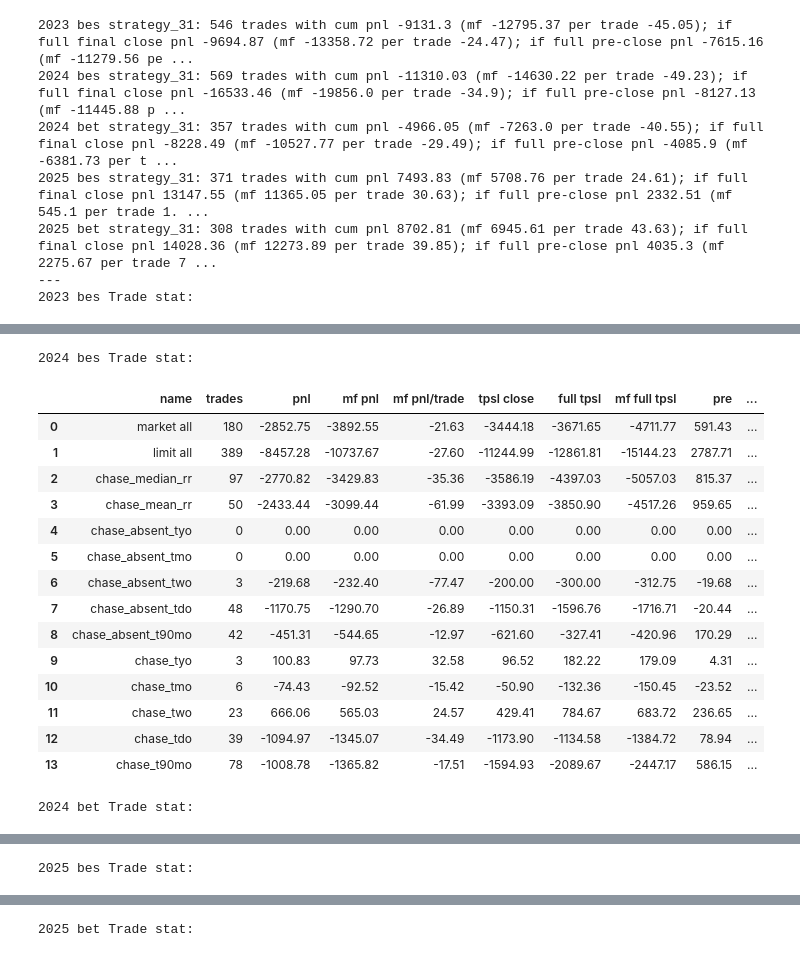
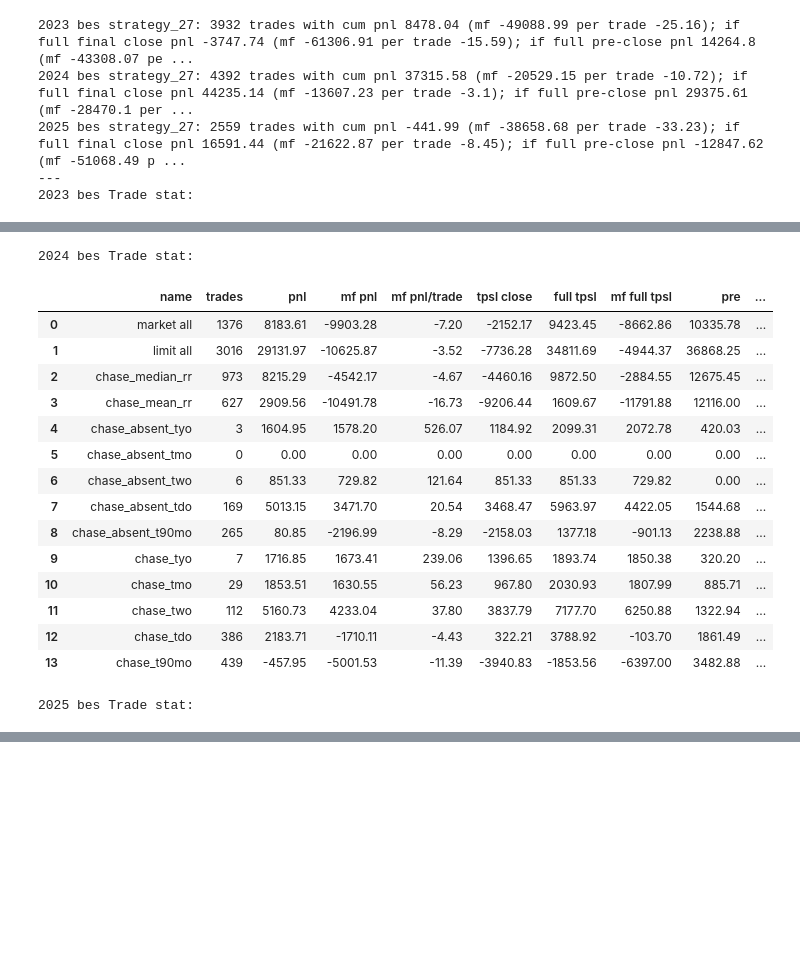
Before and after one commit to vlamitin/backtester, a Jupyter notebook: strategies_analyzer.ipynb, the cells around one changed output, grey strips where cells are left out. Drawn from its saved outputs; the diff is of its cells as text; code cells hidden in the pictures; blank space fills up the shorter version.

```diff
--- a/strategies_analyzer.ipynb
+++ b/strategies_analyzer.ipynb
@@ -2,61 +2,61 @@
 from IPython.display import display
 
 from scripts.run_smt_strategies_analyzer import snap_dfs, basic_stats, merge_year_dfs, \
-    group_display, pnls, snapshot_file
+    group_display, pnls, snapshot_file, to_tw_arrs
 
 symbols_bes = ['BTCUSDT', 'ETHUSDT', 'SOLUSDT']
 symbols_bet = ['BTCUSDT', 'ETHUSDT', 'TOTAL3']
-snap_2023_bes = snapshot_file('31', 2023, symbols_bes)
-snap_2024_bes = snapshot_file('31', 2024, symbols_bes)
-snap_2024_bet = snapshot_file('31', 2024, symbols_bet)
-snap_2025_bes = snapshot_file('31', 2025, symbols_bes)
-snap_2025_bet = snapshot_file('31', 2025, symbols_bet)
+snap_2023_bes = snapshot_file('27', 2023, symbols_bes)
+snap_2024_bes = snapshot_file('27', 2024, symbols_bes)
+# snap_2024_bet = snapshot_file('27', 2024, symbols_bet)
+snap_2025_bes = snapshot_file('27', 2025, symbols_bes)
+# snap_2025_bet = snapshot_file('27', 2025, symbols_bet)
 
 f_name_2023_bes, trade_dfs_2023_bes, lo_dfs_2023_bes = snap_dfs(snap_2023_bes, symbols_bes)
 f_name_2024_bes, trade_dfs_2024_bes, lo_dfs_2024_bes = snap_dfs(snap_2024_bes, symbols_bes)
-f_name_2024_bet, trade_dfs_2024_bet, lo_dfs_2024_bet = snap_dfs(snap_2024_bet, symbols_bet)
+# f_name_2024_bet, trade_dfs_2024_bet, lo_dfs_2024_bet = snap_dfs(snap_2024_bet, symbols_bet)
 f_name_2025_bes, trade_dfs_2025_bes, lo_dfs_2025_bes = snap_dfs(snap_2025_bes, symbols_bes)
-f_name_2025_bet, trade_dfs_2025_bet, lo_dfs_2025_bet = snap_dfs(snap_2025_bet, symbols_bet)
+# f_name_2025_bet, trade_dfs_2025_bet, lo_dfs_2025_bet = snap_dfs(snap_2025_bet, symbols_bet)
 
 trade_stat_2023_bes, lo_stat_2023_bes = basic_stats(trade_dfs_2023_bes, lo_dfs_2023_bes)
 trade_stat_2024_bes, lo_stat_2024_bes = basic_stats(trade_dfs_2024_bes, lo_dfs_2024_bes)
-trade_stat_2024_bet, lo_stat_2024_bet = basic_stats(trade_dfs_2024_bet, lo_dfs_2024_bet)
+# trade_stat_2024_bet, lo_stat_2024_bet = basic_stats(trade_dfs_2024_bet, lo_dfs_2024_bet)
 trade_stat_2025_bes, lo_stat_2025_bes = basic_stats(trade_dfs_2025_bes, lo_dfs_2025_bes)
-trade_stat_2025_bet, lo_stat_2025_bet = basic_stats(trade_dfs_2025_bet, lo_dfs_2025_bet)
+# trade_stat_2025_bet, lo_stat_2025_bet = basic_stats(trade_dfs_2025_bet, lo_dfs_2025_bet)
 
 trade_dfs_bes = merge_year_dfs([trade_dfs_2023_bes, trade_dfs_2024_bes, trade_dfs_2025_bes], "", [])
-trade_dfs_bet = merge_year_dfs([trade_dfs_2024_bet, trade_dfs_2025_bet], "", [])
+# trade_dfs_bet = merge_year_dfs([trade_dfs_2024_bet, trade_dfs_2025_bet], "", [])
+
 
 def to_stat_str(f_name: str, year_pnls):
     return f"{f_name[23:34]}: {year_pnls['trades']} trades with cum pnl {year_pnls['pnl']} (mf {year_pnls['mf pnl']} per trade {year_pnls['mf pnl/trade']}); if full final close pnl {year_pnls['full tpsl']} (mf {year_pnls['mf full tpsl']} per trade {round(year_pnls['mf full tpsl'] / year_pnls['trades'], 2)}); if full pre-close pnl {year_pnls['if full pre']} (mf {year_pnls['mf full pre']} per trade {round(year_pnls['mf full pre'] / year_pnls['trades'], 2)})"
 
+
 print(f"2023 bes {to_stat_str(f_name_2023_bes, pnls(trade_stat_2023_bes))}")
 print(f"2024 bes {to_stat_str(f_name_2024_bes, pnls(trade_stat_2024_bes))}")
-print(f"2024 bet {to_stat_str(f_name_2024_bet, pnls(trade_stat_2024_bet))}")
+# print(f"2024 bet {to_stat_str(f_name_2024_bet, pnls(trade_stat_2024_bet))}")
 print(f"2025 bes {to_stat_str(f_name_2025_bes, pnls(trade_stat_2025_bes))}")
-print(f"2025 bet {to_stat_str(f_name_2025_bet, pnls(trade_stat_2025_bet))}")
+# print(f"2025 bet {to_stat_str(f_name_2025_bet, pnls(trade_stat_2025_bet))}")
 print(f"---")
 print(f"2023 bes Trade stat:")
 display(trade_stat_2023_bes)
 print(f"2024 bes Trade stat:")
 display(trade_stat_2024_bes)
-print(f"2024 bet Trade stat:")
-display(trade_stat_2024_bet)
+# print(f"2024 bet Trade stat:")
+# display(trade_stat_2024_bet)
 print(f"2025 bes Trade stat:")
 display(trade_stat_2025_bes)
-print(f"2025 bet Trade stat:")
-display(trade_stat_2025_bet)
+# print(f"2025 bet Trade stat:")
+# display(trade_stat_2025_bet)
 
 # print(f"2024 Limit orders stat:")
 # display(lo_stat_2024)
 # print(f"2025 Limit orders stat:")
 # display(lo_stat_2025)
 # %% [output]
-2023 bes strategy_31: 546 trades with cum pnl -9131.3 (mf -12795.37 per trade -45.05); if full final close pnl -9694.87 (mf -13358.72 per trade -24.47); if full pre-close pnl -7615.16 (mf -11279.56 pe ...
-2024 bes strategy_31: 569 trades with cum pnl -11310.03 (mf -14630.22 per trade -49.23); if full final close pnl -16533.46 (mf -19856.0 per trade -34.9); if full pre-close pnl -8127.13 (mf -11445.88 p ...
-2024 bet strategy_31: 357 trades with cum pnl -4966.05 (mf -7263.0 per trade -40.55); if full final close pnl -8228.49 (mf -10527.77 per trade -29.49); if full pre-close pnl -4085.9 (mf -6381.73 per t ...
-2025 bes strategy_31: 371 trades with cum pnl 7493.83 (mf 5708.76 per trade 24.61); if full final close pnl 13147.55 (mf 11365.05 per trade 30.63); if full pre-close pnl 2332.51 (mf 545.1 per trade 1. ...
-2025 bet strategy_31: 308 trades with cum pnl 8702.81 (mf 6945.61 per trade 43.63); if full final close pnl 14028.36 (mf 12273.89 per trade 39.85); if full pre-close pnl 4035.3 (mf 2275.67 per trade 7 ...
+2023 bes strategy_27: 3932 trades with cum pnl 8478.04 (mf -49088.99 per trade -25.16); if full final close pnl -3747.74 (mf -61306.91 per trade -15.59); if full pre-close pnl 14264.8 (mf -43308.07 pe ...
+2024 bes strategy_27: 4392 trades with cum pnl 37315.58 (mf -20529.15 per trade -10.72); if full final close pnl 44235.14 (mf -13607.23 per trade -3.1); if full pre-close pnl 29375.61 (mf -28470.1 per ...
+2025 bes strategy_27: 2559 trades with cum pnl -441.99 (mf -38658.68 per trade -33.23); if full final close pnl 16591.44 (mf -21622.87 per trade -8.45); if full pre-close pnl -12847.62 (mf -51068.49 p ...
 ---
 2023 bes Trade stat:
 |  | name | trades | pnl | mf pnl | mf pnl/trade | tpsl close | full tpsl | mf full tpsl | pre | ... |
@@ -77,18 +77,18 @@ display(trade_stat_2025_bet)
 2024 bes Trade stat:
 |  | name | trades | pnl | mf pnl | mf pnl/trade | tpsl close | full tpsl | mf full tpsl | pre | ... |
-| 0 | market all | 180 | -2852.75 | -3892.55 | -21.63 | -3444.18 | -3671.65 | -4711.77 | 591.43 | ... |
-| 1 | limit all | 389 | -8457.28 | -10737.67 | -27.60 | -11244.99 | -12861.81 | -15144.23 | 2787.71 | ... |
-| 2 | chase_median_rr | 97 | -2770.82 | -3429.83 | -35.36 | -3586.19 | -4397.03 | -5057.03 | 815.37 | ... |
-| 3 | chase_mean_rr | 50 | -2433.44 | -3099.44 | -61.99 | -3393.09 | -3850.90 | -4517.26 | 959.65 | ... |
-| 4 | chase_absent_tyo | 0 | 0.00 | 0.00 | 0.00 | 0.00 | 0.00 | 0.00 | 0.00 | ... |
+| 0 | market all | 1376 | 8183.61 | -9903.28 | -7.20 | -2152.17 | 9423.45 | -8662.86 | 10335.78 | ... |
+| 1 | limit all | 3016 | 29131.97 | -10625.87 | -3.52 | -7736.28 | 34811.69 | -4944.37 | 36868.25 | ... |
+| 2 | chase_median_rr | 973 | 8215.29 | -4542.17 | -4.67 | -4460.16 | 9872.50 | -2884.55 | 12675.45 | ... |
+| 3 | chase_mean_rr | 627 | 2909.56 | -10491.78 | -16.73 | -9206.44 | 1609.67 | -11791.88 | 12116.00 | ... |
+| 4 | chase_absent_tyo | 3 | 1604.95 | 1578.20 | 526.07 | 1184.92 | 2099.31 | 2072.78 | 420.03 | ... |
 | 5 | chase_absent_tmo | 0 | 0.00 | 0.00 | 0.00 | 0.00 | 0.00 | 0.00 | 0.00 | ... |
-| 6 | chase_absent_two | 3 | -219.68 | -232.40 | -77.47 | -200.00 | -300.00 | -312.75 | -19.68 | ... |
-| 7 | chase_absent_tdo | 48 | -1170.75 | -1290.70 | -26.89 | -1150.31 | -1596.76 | -1716.71 | -20.44 | ... |
-| 8 | chase_absent_t90mo | 42 | -451.31 | -544.65 | -12.97 | -621.60 | -327.41 | -420.96 | 170.29 | ... |
-| 9 | chase_tyo | 3 | 100.83 | 97.73 | 32.58 | 96.52 | 182.22 | 179.09 | 4.31 | ... |
-| 10 | chase_tmo | 6 | -74.43 | -92.52 | -15.42 | -50.90 | -132.36 | -150.45 | -23.52 | ... |
-| 11 | chase_two | 23 | 666.06 | 565.03 | 24.57 | 429.41 | 784.67 | 683.72 | 236.65 | ... |
-| 12 | chase_tdo | 39 | -1094.97 | -1345.07 | -34.49 | -1173.90 | -1134.58 | -1384.72 | 78.94 | ... |
-| 13 | chase_t90mo | 78 | -1008.78 | -1365.82 | -17.51 | -1594.93 | -2089.67 | -2447.17 | 586.15 | ... |
+| 6 | chase_absent_two | 6 | 851.33 | 729.82 | 121.64 | 851.33 | 851.33 | 729.82 | 0.00 | ... |
+| 7 | chase_absent_tdo | 169 | 5013.15 | 3471.70 | 20.54 | 3468.47 | 5963.97 | 4422.05 | 1544.68 | ... |
+| 8 | chase_absent_t90mo | 265 | 80.85 | -2196.99 | -8.29 | -2158.03 | 1377.18 | -901.13 | 2238.88 | ... |
+| 9 | chase_tyo | 7 | 1716.85 | 1673.41 | 239.06 | 1396.65 | 1893.74 | 1850.38 | 320.20 | ... |
+| 10 | chase_tmo | 29 | 1853.51 | 1630.55 | 56.23 | 967.80 | 2030.93 | 1807.99 | 885.71 | ... |
+| 11 | chase_two | 112 | 5160.73 | 4233.04 | 37.80 | 3837.79 | 7177.70 | 6250.88 | 1322.94 | ... |
+| 12 | chase_tdo | 386 | 2183.71 | -1710.11 | -4.43 | 322.21 | 3788.92 | -103.70 | 1861.49 | ... |
+| 13 | chase_t90mo | 439 | -457.95 | -5001.53 | -11.39 | -3940.83 | -1853.56 | -6397.00 | 3482.88 | ... |
-2024 bet Trade stat:
+2025 bes Trade stat:
 |  | name | trades | pnl | mf pnl | mf pnl/trade | tpsl close | full tpsl | mf full tpsl | pre | ... |
@@ -109 +108,0 @@ display(trade_stat_2025_bet)
-2025 bes Trade stat:
@@ -125 +108,0 @@ display(trade_stat_2025_bet)
-2025 bet Trade stat:
```
Also changed, not shown: parts of 8 cells of this notebook, 3 other files.
